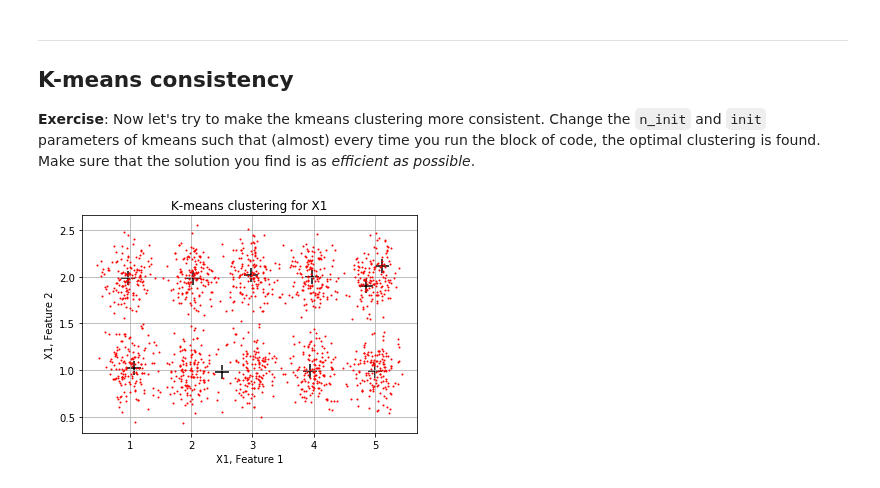
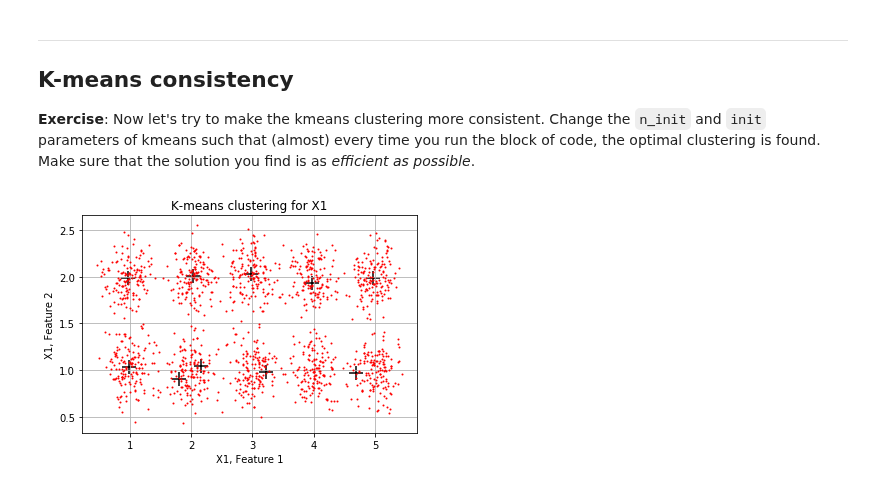
Before and after one commit to kjprice/SMU-data-mining, a Jupyter notebook: python_notebooks/ICA4_DataMining-PartA.ipynb, the cells around one changed output. Saved outputs shown, nothing was run; the diff lists cells and outputs as text; code cells hidden in the pictures.

```diff
--- a/python_notebooks/ICA4_DataMining-PartA.ipynb
+++ b/python_notebooks/ICA4_DataMining-PartA.ipynb
@@ -162,27 +167,27 @@ ___
 # %%
 from sklearn.cluster import KMeans
 
 #--------Change parameters below this line---------------------------
 # CHANGE THE PARAMETERS HERE TO GET A CONSISTENTLY OPTIMAL CLUSTERING
 # run kmeans algorithm (this is the most traditional use of k-means)
 kmeans = KMeans(
-    init='random',    # initialization
+    init='k-means++',    # initialization
     n_clusters=10,    # number of clusters
     n_init=1,         # number of different times to run k-means
     n_jobs=-1)
 #--------Change parameters above this line---------------------------
 
 kmeans.fit(X1)
 
 # visualize the data
 centroids = kmeans.cluster_centers_
 plt.plot(X1[:, 0], X1[:, 1], 'r.', markersize=2) #plot the data
 plt.scatter(centroids[:, 0], centroids[:, 1],
             marker='+', s=200, linewidths=3, color='k')  # plot the centroids
 plt.title('K-means clustering for X1')
 plt.xlabel('X1, Feature 1')
 plt.ylabel('X1, Feature 2')
 plt.grid()
 plt.show()
 # %% [output]
-[figure, old version]
+[figure, new version]
```
Also changed, not shown: parts of 5 cells of this notebook.
